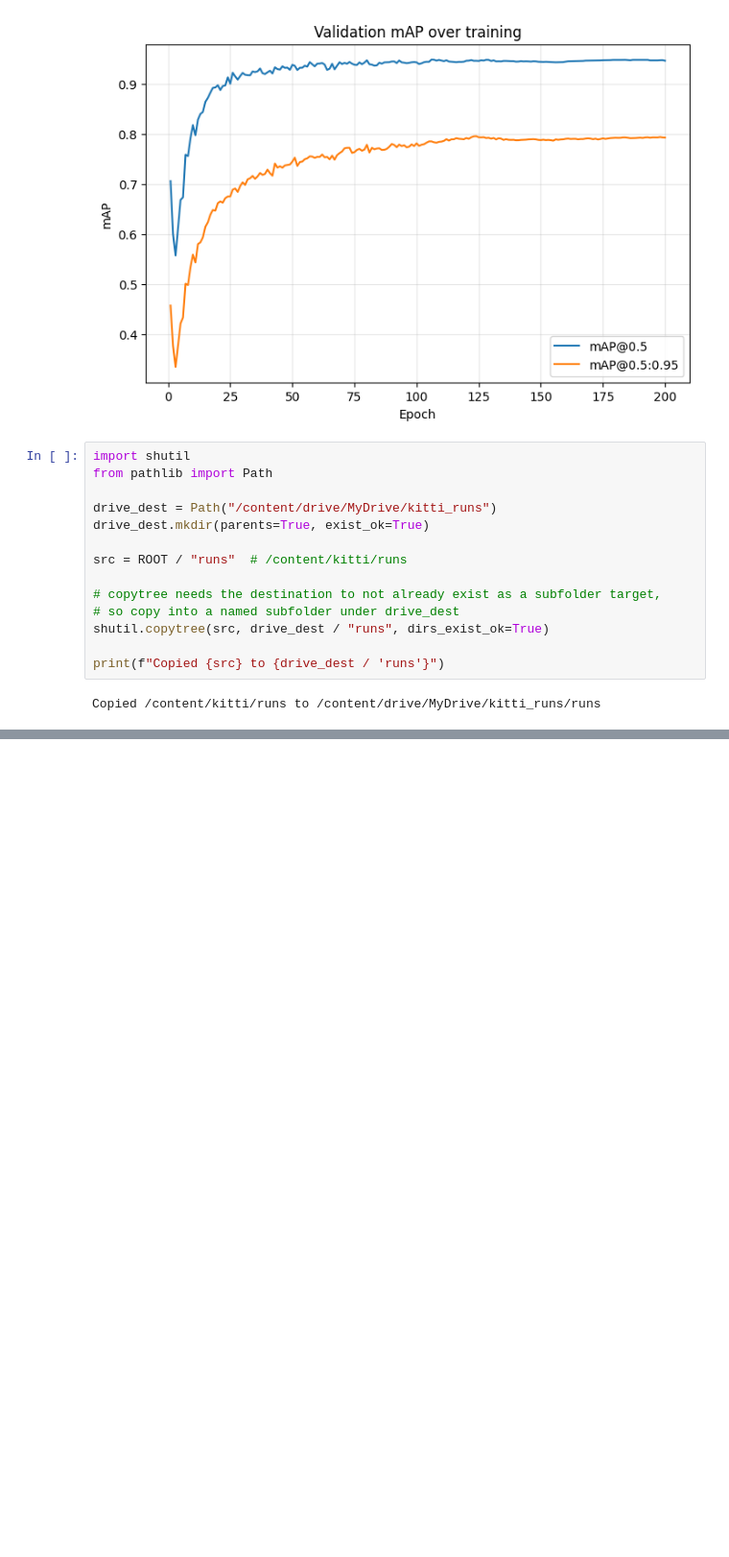
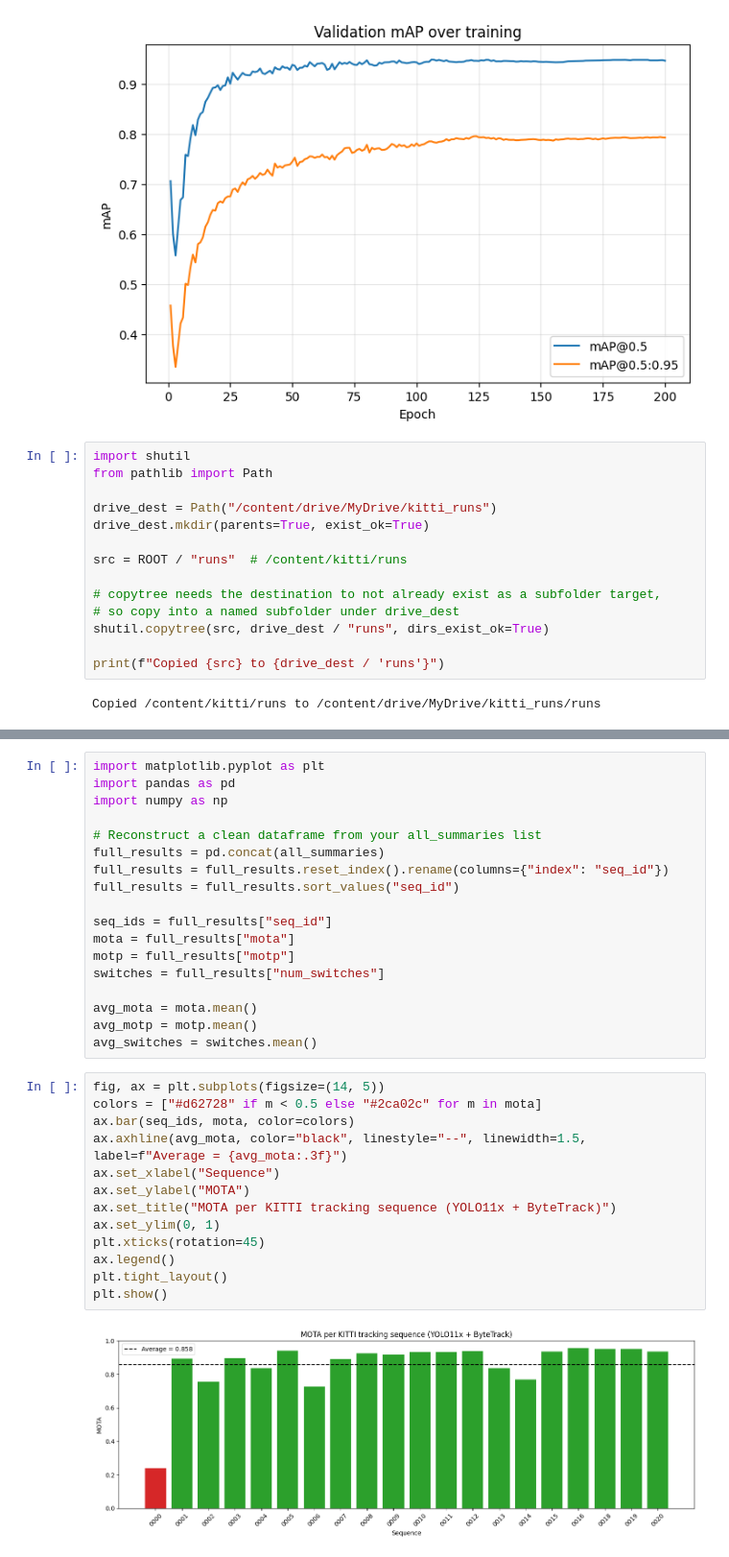
Before and after one commit to yousufkanan/CarCV, a Jupyter notebook: CarVisual.ipynb, the cells around one changed output, grey strips where cells are left out. Shown at 96% size. Cells and saved outputs as stored; diff of their text form; blank space fills up the shorter version.

```diff
--- a/CarVisual.ipynb
+++ b/CarVisual.ipynb
@@ -608,0 +933,33 @@ Copied /content/kitti/runs to /content/drive/MyDrive/kitti_runs/runs
+# %%
+import matplotlib.pyplot as plt
+import pandas as pd
+import numpy as np
+
+# Reconstruct a clean dataframe from your all_summaries list
+full_results = pd.concat(all_summaries)
+full_results = full_results.reset_index().rename(columns={"index": "seq_id"})
+full_results = full_results.sort_values("seq_id")
+
+seq_ids = full_results["seq_id"]
+mota = full_results["mota"]
+motp = full_results["motp"]
+switches = full_results["num_switches"]
+
+avg_mota = mota.mean()
+avg_motp = motp.mean()
+avg_switches = switches.mean()
+# %%
+fig, ax = plt.subplots(figsize=(14, 5))
+colors = ["#d62728" if m < 0.5 else "#2ca02c" for m in mota]
+ax.bar(seq_ids, mota, color=colors)
+ax.axhline(avg_mota, color="black", linestyle="--", linewidth=1.5, label=f"Average = {avg_mota:.3f}")
+ax.set_xlabel("Sequence")
+ax.set_ylabel("MOTA")
+ax.set_title("MOTA per KITTI tracking sequence (YOLO11x + ByteTrack)")
+ax.set_ylim(0, 1)
+plt.xticks(rotation=45)
+ax.legend()
+plt.tight_layout()
+plt.show()
+# %% [output]
+[figure, added]
```
Also changed, not shown: parts of 35 cells of this notebook, 2 other files.
